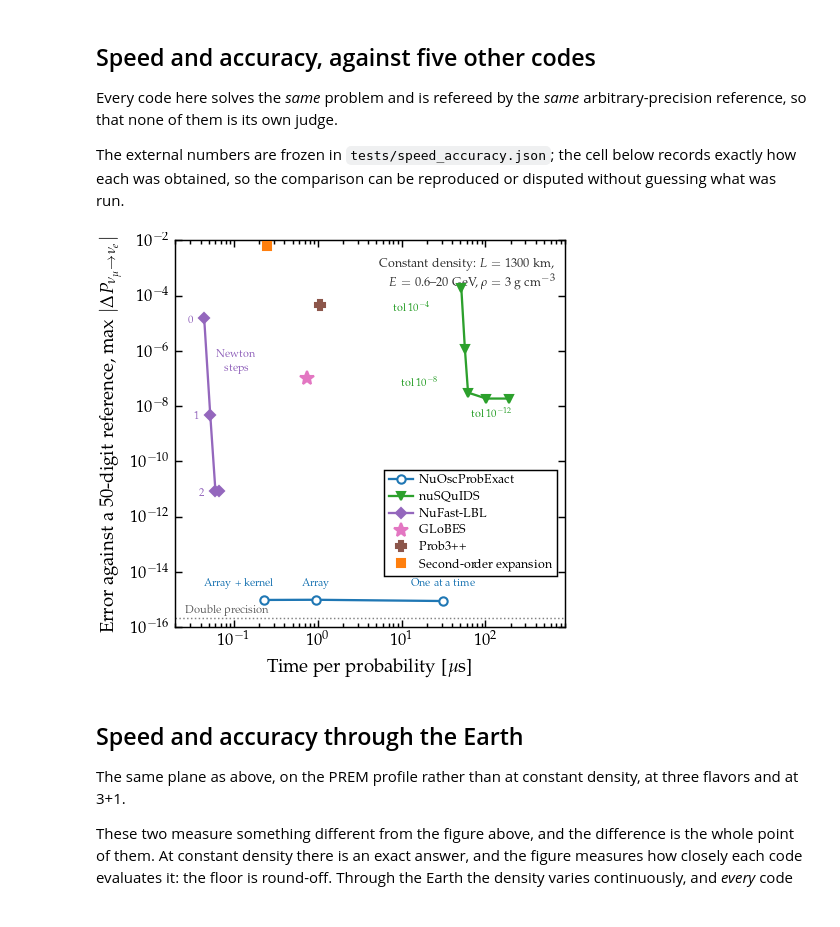
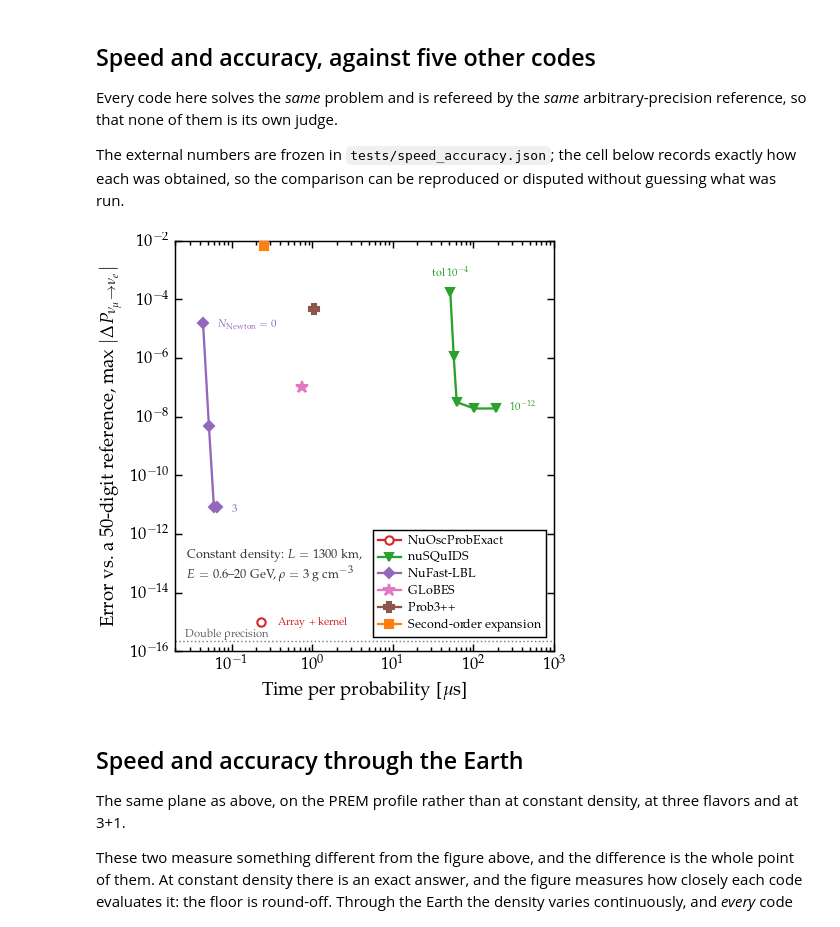
Before and after one commit to mbustama/NuOscProbExact, a Jupyter notebook: notebooks/10_paper_figures.ipynb, the cells around one changed output. Drawn from its saved outputs; the diff is of its cells as text; code cells hidden in the pictures.

```diff
--- a/notebooks/10_paper_figures.ipynb
+++ b/notebooks/10_paper_figures.ipynb
@@ -685,62 +689,69 @@ disputed without guessing what was run.
 # ---------------------------------------------------------------------------
 
 import json
 
 with open(os.path.join('..', 'tests', 'speed_accuracy.json')) as handle:
     sa = json.load(handle)
 
-STYLE = {"NuOscProbExact": ("-o", "C0", 4.0),
+# The same colours, markers and layout as the two Earth planes, so that a
+# code keeps its identity across all three.  This library shows only the
+# batched-plus-kernel point: the other two routes are what the performance
+# figure is for, and here they would be three labels on one horizontal line.
+STYLE = {"NuOscProbExact": ("-o", "C3", 4.0),
          "nuSQuIDS": ("-v", "C2", 3.6),
          "NuFast-LBL": ("-D", "C4", 3.2),
-         "GLoBES": ("*", "C6", 7.0),
-         "Prob3++": ("P", "C5", 5.0),
-         "Second-order expansion": ("s", "C1", 4.0)}
+         "GLoBES": ("-*", "C6", 6.0),
+         "Prob3++": ("-P", "C5", 4.4),
+         "Second-order expansion": ("-s", "C1", 3.6)}
+DRAWN = {"NuOscProbExact": ("Array + kernel",)}
 
-fig, ax = plt.subplots(figsize=(COLW, COLW*0.95))
+fig, ax = plt.subplots(figsize=FIGSIZE_SQUARE)
 for series in sa["series"]:
     marker, colour, size = STYLE[series["name"]]
-    t = [q["us_per_probability"] for q in series["points"]]
-    e = [q["max_abs_error"] for q in series["points"]]
+    keep = DRAWN.get(series["name"])
+    points = [q for q in series["points"]
+              if keep is None or q["label"] in keep]
+    t = [q["us_per_probability"] for q in points]
+    e = [q["max_abs_error"] for q in points]
     kw = dict(ms=size, color=colour, label=series["name"], zorder=4)
     if series["name"] == "NuOscProbExact":
         kw.update(mfc="white", mew=1.0, zorder=5)
     ax.loglog(t, e, marker, **kw)
 
-for lab, x, y, dx, dy in (("Array + kernel", 0.230, 9.71e-16, -12, 7),
-                          ("Array", 0.955, 9.85e-16, 0, 7),
-                          ("One at a time", 31.235, 8.88e-16, 0, 7)):
+# What is varied along each curve, at both ends where there are two.
+for lab, x, y, dx, dy, c, ha in (
+        (r"tol $10^{-4}$", 51.61, 1.83e-04, 0, 7, "C2", "center"),
+        (r"$10^{-12}$", 189.37, 1.89e-08, 7, -1, "C2", "left"),
+        (r"$N_{\rm Newton} = 0$", 0.044, 1.53e-05, 7, -2, "C4", "left"),
+        (r"$3$", 0.066, 8.30e-12, 7, -2, "C4", "left")):
     ax.annotate(lab, xy=(x, y), xytext=(dx, dy), textcoords="offset points",
-                fontsize=5.2, color="C0", ha="center")
-for lab, x, y, dx, dy in ((r"tol $10^{-4}$", 51.61, 1.83e-04, -33, -11),
-                          (r"tol $10^{-8}$", 62.10, 3.10e-08, -32, 3),
-                          (r"tol $10^{-12}$", 189.37, 1.89e-08, -18, -9)):
-    ax.annotate(lab, xy=(x, y), xytext=(dx, dy), textcoords="offset points",
-                fontsize=5.2, color="C2")
-for lab, x, y in (("0", 0.044, 1.53e-05), ("1", 0.052, 4.87e-09),
-                  ("2", 0.060, 8.30e-12)):
-    ax.annotate(lab, xy=(x, y), xytext=(-8, -2), textcoords="offset points",
-                fontsize=5.2, color="C4")
-ax.annotate("Newton\nsteps", xy=(0.105, 2e-7), fontsize=5.2, color="C4",
-            ha="center", linespacing=1.3)
+                fontsize=5.2, color=c, ha=ha)
 
 ax.axhline(2.2e-16, color="0.5", ls=":", lw=0.7, zorder=1)
-ax.text(2.6e-2, 3.4e-16, "Double precision", fontsize=5.4, color="0.4")
-ax.text(0.97, 0.955, "Constant density:  $L = 1300$ km,\n"
+ax.text(2.6e-2, 3.2e-16, "Double precision", fontsize=5.4, color="0.4")
+# This panel's data does not leave the same corners free as the Earth ones:
+# the single NuOscProbExact point sits at the bottom left and nuSQuIDS runs
+# along the top right, so the subtitle goes just above the former and the
+# legend into the empty bottom right.
+ax.text(0.03, 0.17, "Constant density:  $L = 1300$ km,\n"
         r"$E = 0.6$--$20$ GeV,  $\rho = 3$ g cm$^{-3}$",
-        transform=ax.transAxes, ha="right", va="top", fontsize=6.0,
+        transform=ax.transAxes, ha="left", va="bottom", fontsize=6.0,
         color="0.2", linespacing=1.4)
+ax.annotate("Array + kernel", xy=(0.230, 9.71e-16), xytext=(8, -1),
+            textcoords="offset points", fontsize=5.2, color="C3", ha="left")
 ax.set_xlabel(r"Time per probability [$\mu$s]")
-ax.set_ylabel(r"Error against a 50-digit reference,  "
+ax.set_ylabel(r"Error vs.\ a 50-digit reference,  "
               r"max $|\Delta P_{\nu_\mu \to \nu_e}|$")
-ax.set_xlim(2.0e-2, 9.0e2)
+ax.set_xlim(2.0e-2, 1.0e3)
 ax.set_ylim(1.0e-16, 1.0e-2)
-leg = ax.legend(loc="center right", bbox_to_anchor=(0.995, 0.27), fontsize=6.0)
+leg = ax.legend(loc="lower right", bbox_to_anchor=(0.995, 0.02),
+                fontsize=6.0)
 leg.get_frame().set_linewidth(0.7)
 fig.tight_layout(pad=0.3)
 fig.savefig(os.path.join(FIGDIR, "speed_accuracy.pdf"))
 plt.show()
 # %% [output]
-[figure, old version]
+[figure, new version]
 # %% [markdown]
 ## Speed and accuracy through the Earth
 
```
Also changed, not shown: parts of 2 cells of this notebook, 2 other files.
